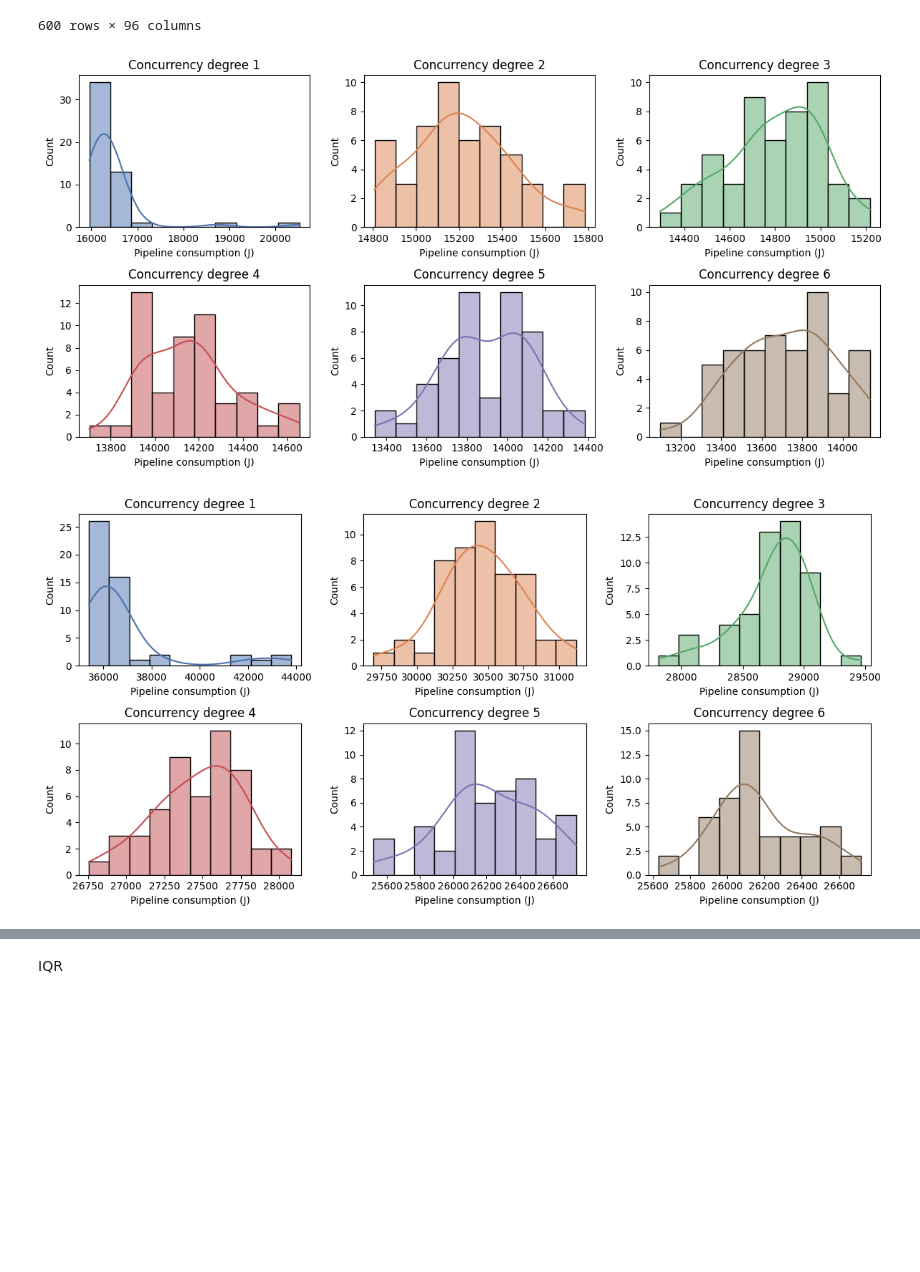
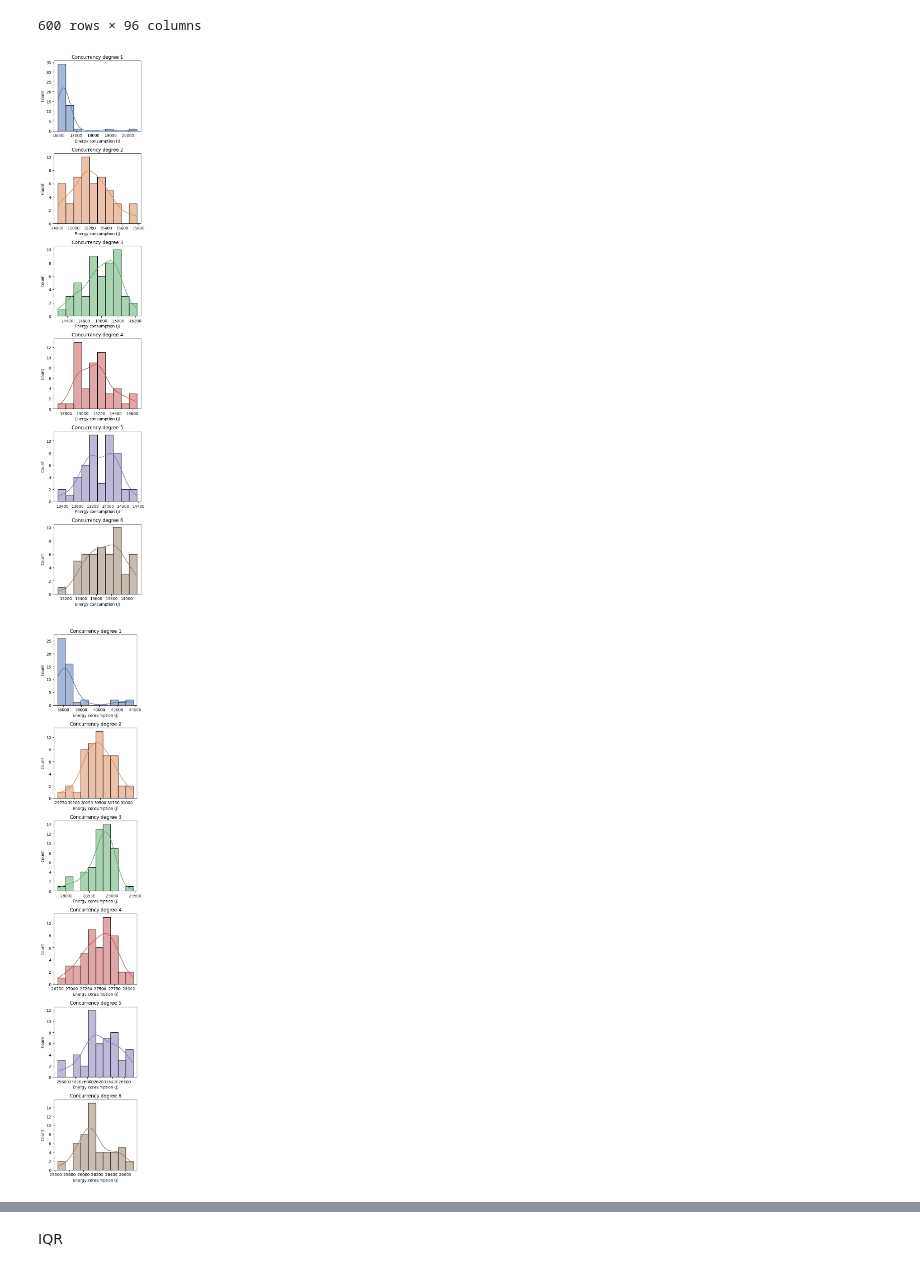
Before and after one commit to Flavio8699/ms-thesis-replication-package, a Jupyter notebook: replication-package-RQ1-2/Experiment/analysis.ipynb, the cells around one changed output, grey strips where cells are left out. Saved outputs shown, nothing was run; the diff lists cells and outputs as text; code cells hidden in the pictures; blank space fills up the shorter version.

```diff
--- a/replication-package-RQ1-2/Experiment/analysis.ipynb
+++ b/replication-package-RQ1-2/Experiment/analysis.ipynb
@@ -79,22 +79,22 @@ import seaborn as sns
 colors = sns.color_palette('deep', 6)
 # %%
 for node, df in enumerate([node1, node2]):
-    fig, axes = plt.subplots(2, 3, figsize=(12, 6))
+    fig, axes = plt.subplots(6, 1, figsize=(4, 20))
     axes = axes.flatten()
 
     for i in range(1, 7):
         ax = axes[i - 1]
         sns.histplot(df[df['concurrency_degree'] == i]['pipeline_joules_consumption'],
                  ax=ax,
                  color=colors[i - 1],
                  kde=True,
                  bins=10)
         ax.set_title(f'Concurrency degree {i}')
-        ax.set_xlabel('Pipeline consumption (J)')
+        ax.set_xlabel('Energy consumption (J)')
 
     plt.tight_layout()
-    plt.savefig(f'pnode-{node+1}-hist-with-outliers.pdf', dpi=300)
+    plt.savefig(f'pnode-{node+1}-hist-with-outliers-e-consumption.pdf', dpi=300)
     plt.show()
 # %% [output]
-[figure, old version]
+[figure, new version]
-[figure, old version]
+[figure, new version]
```
Also changed, not shown: parts of 22 cells of this notebook.
